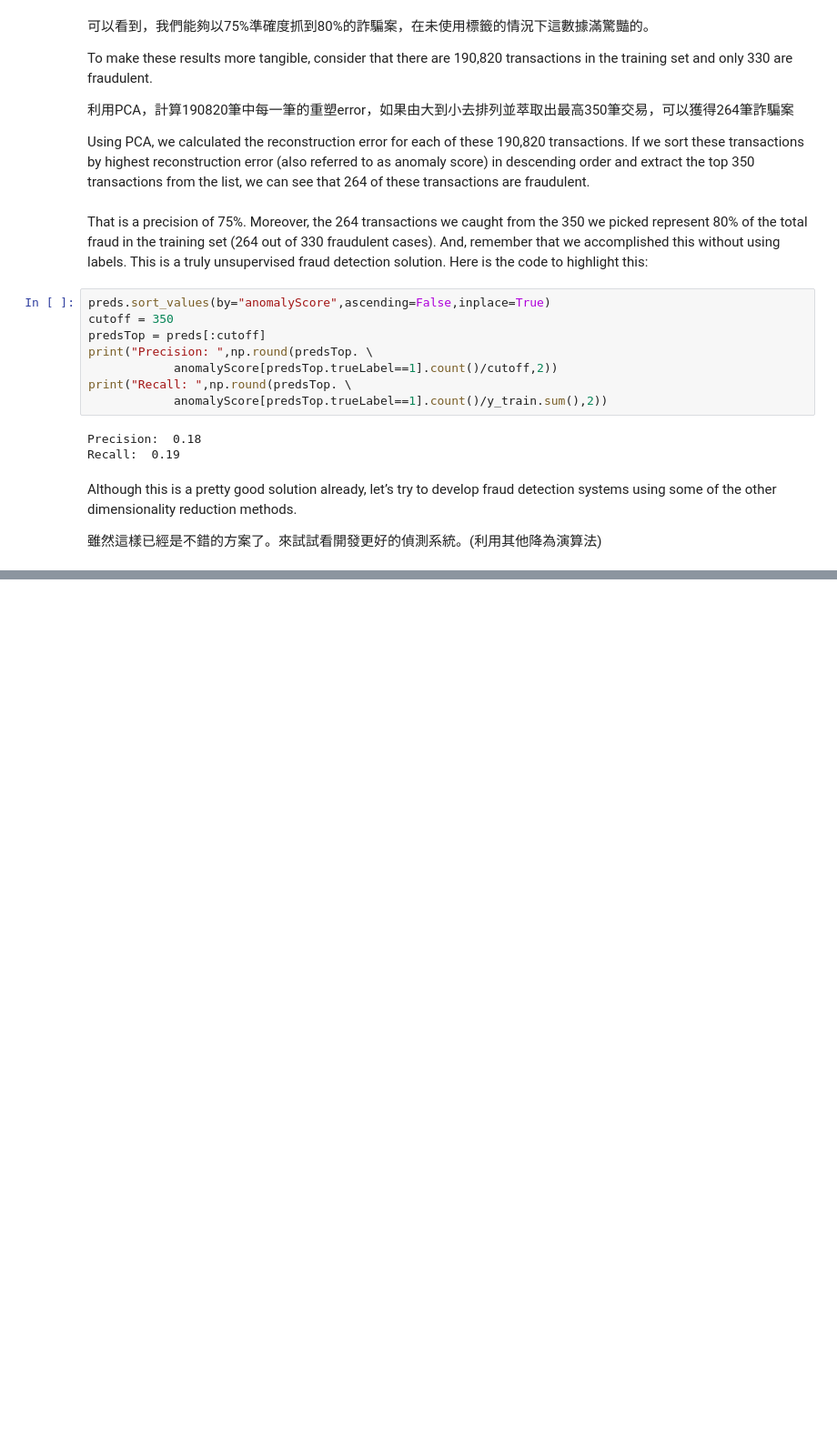
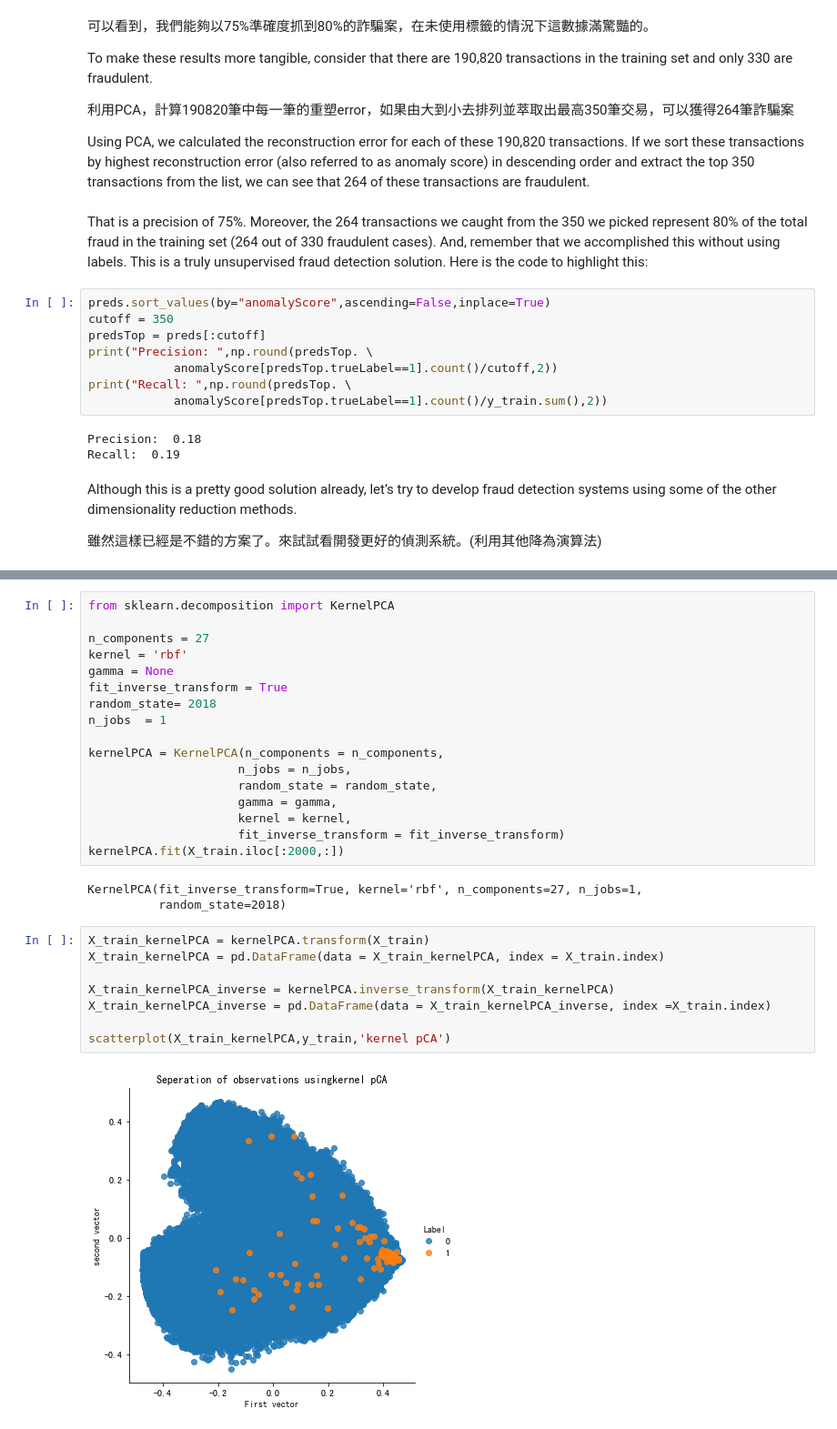
Before and after one commit to agron911/data-analytics, a Jupyter notebook: ML/4_Anomaly_Detection.ipynb, the cells around one changed output, grey strips where cells are left out. Shown at 91% size. Drawn from its saved outputs; the diff is of its cells as text; blank space fills up the shorter version.

```diff
--- a/ML/4_Anomaly_Detection.ipynb
+++ b/ML/4_Anomaly_Detection.ipynb
@@ -392,0 +431,30 @@ preds = plotResults(y_train, anomalyScoresSparsePCA, True)
+# %%
+from sklearn.decomposition import KernelPCA
+
+n_components = 27
+kernel = 'rbf'
+gamma = None
+fit_inverse_transform = True
+random_state= 2018
+n_jobs  = 1
+
+kernelPCA = KernelPCA(n_components = n_components,
+                     n_jobs = n_jobs,
+                     random_state = random_state,
+                     gamma = gamma,
+                     kernel = kernel,
+                     fit_inverse_transform = fit_inverse_transform)
+kernelPCA.fit(X_train.iloc[:2000,:])
+# %% [output]
+KernelPCA(fit_inverse_transform=True, kernel='rbf', n_components=27, n_jobs=1,
+          random_state=2018)
+# %%
+X_train_kernelPCA = kernelPCA.transform(X_train)
+X_train_kernelPCA = pd.DataFrame(data = X_train_kernelPCA, index = X_train.index)
+
+X_train_kernelPCA_inverse = kernelPCA.inverse_transform(X_train_kernelPCA)
+X_train_kernelPCA_inverse = pd.DataFrame(data = X_train_kernelPCA_inverse, index =X_train.index)
+
+scatterplot(X_train_kernelPCA,y_train,'kernel pCA')
+# %% [output]
+[figure, added]
```
Also changed, not shown: parts of 29 cells of this notebook.
